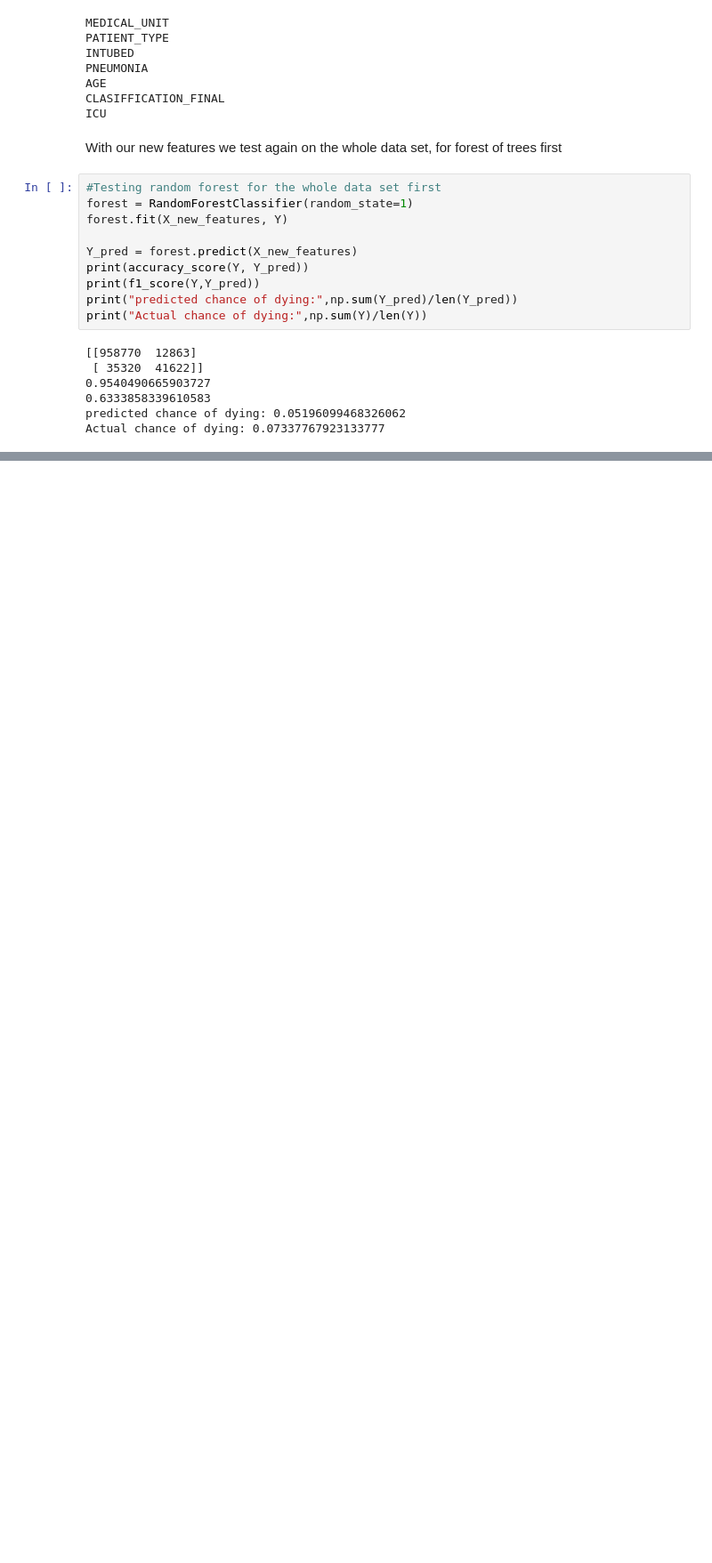
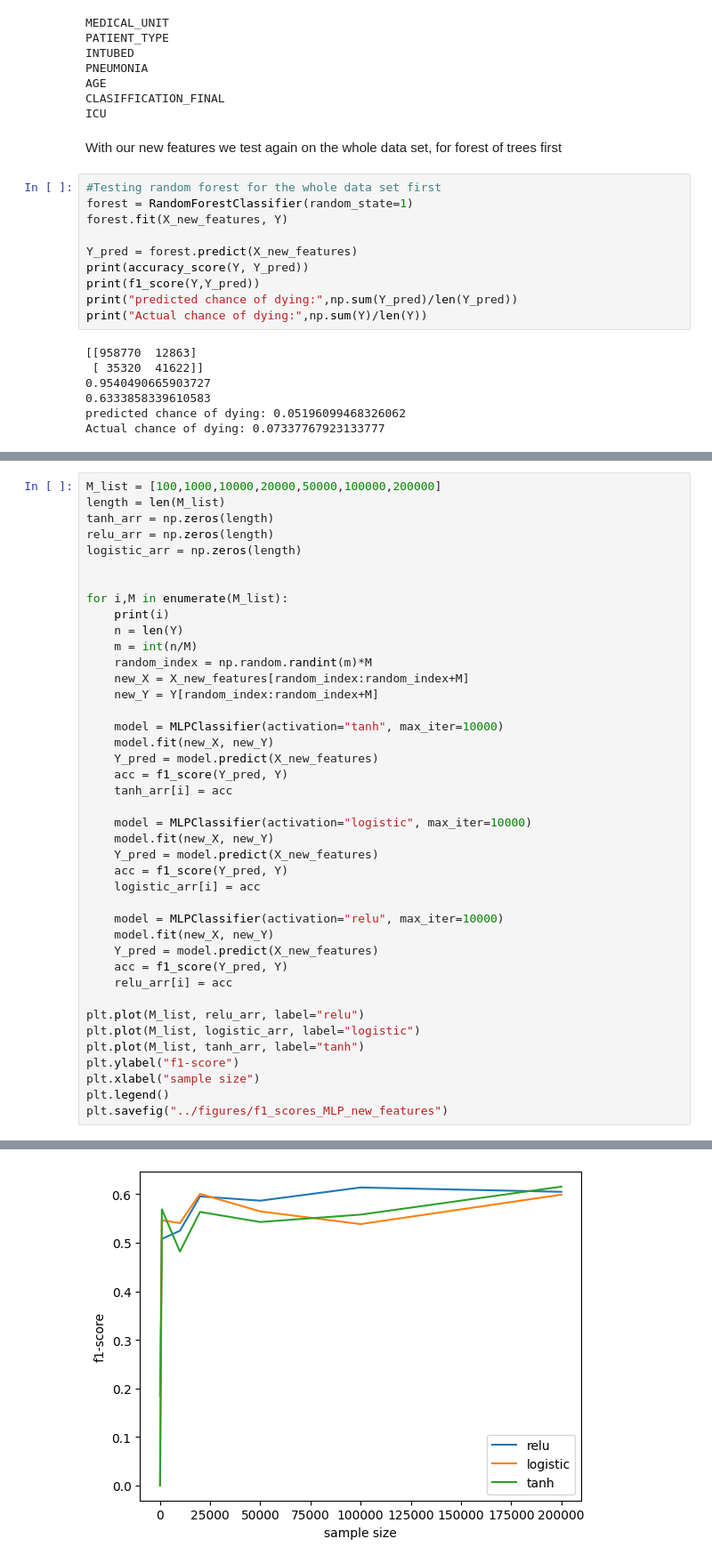
Before and after one commit to mathiasmellemstuen/FYS_STK4155_Prosjekt_3, a Jupyter notebook: src/main.ipynb, the cells around one changed output, grey strips where cells are left out. Shown at 89% size. Drawn from its saved outputs; the diff is of its cells as text; blank space fills up the shorter version.

```diff
--- a/src/main.ipynb
+++ b/src/main.ipynb
@@ -793,0 +895,42 @@ print("f1 score:",f1_score(Y_pred, Y))
+# %%
+M_list = [100,1000,10000,20000,50000,100000,200000]
+length = len(M_list)
+tanh_arr = np.zeros(length)
+relu_arr = np.zeros(length)
+logistic_arr = np.zeros(length)
+
+
+for i,M in enumerate(M_list):
+    print(i)
+    n = len(Y)
+    m = int(n/M)
+    random_index = np.random.randint(m)*M
+    new_X = X_new_features[random_index:random_index+M]
+    new_Y = Y[random_index:random_index+M]
+
+    model = MLPClassifier(activation="tanh", max_iter=10000)
+    model.fit(new_X, new_Y)
+    Y_pred = model.predict(X_new_features)
+    acc = f1_score(Y_pred, Y)
+    tanh_arr[i] = acc
+
+    model = MLPClassifier(activation="logistic", max_iter=10000)
+    model.fit(new_X, new_Y)
+    Y_pred = model.predict(X_new_features)
+    acc = f1_score(Y_pred, Y)
+    logistic_arr[i] = acc
+
+    model = MLPClassifier(activation="relu", max_iter=10000)
+    model.fit(new_X, new_Y)
+    Y_pred = model.predict(X_new_features)
+    acc = f1_score(Y_pred, Y)
+    relu_arr[i] = acc
+
+plt.plot(M_list, relu_arr, label="relu")
+plt.plot(M_list, logistic_arr, label="logistic")
+plt.plot(M_list, tanh_arr, label="tanh")
+plt.ylabel("f1-score")
+plt.xlabel("sample size")
+plt.legend()
+plt.savefig("../figures/f1_scores_MLP_new_features")
+# %% [output]
@@ -793,0 +944 @@ print("f1 score:",f1_score(Y_pred, Y))
+[figure, added]
```
Also changed, not shown: parts of 10 cells of this notebook, 10 other files.
